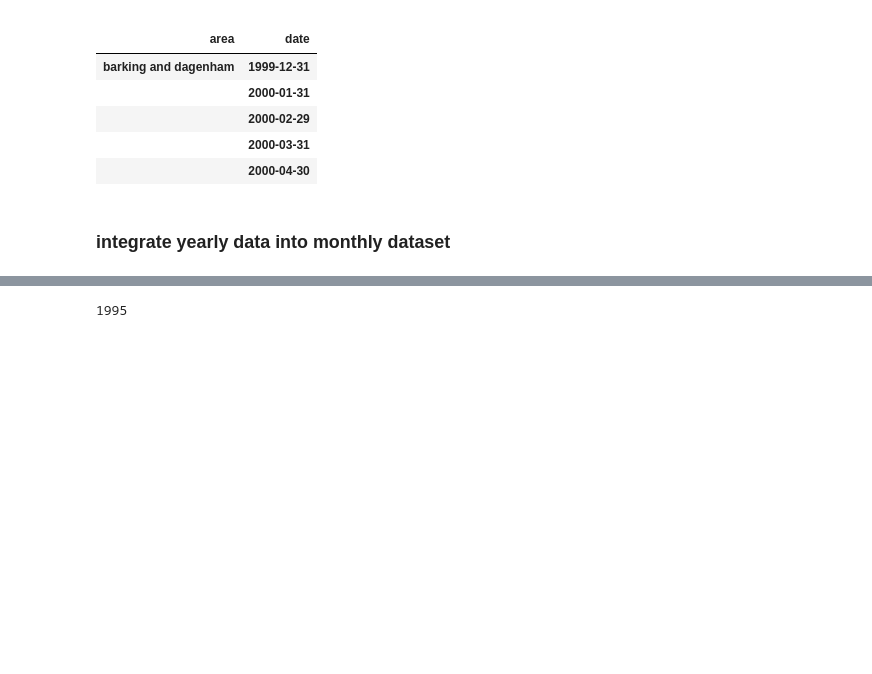
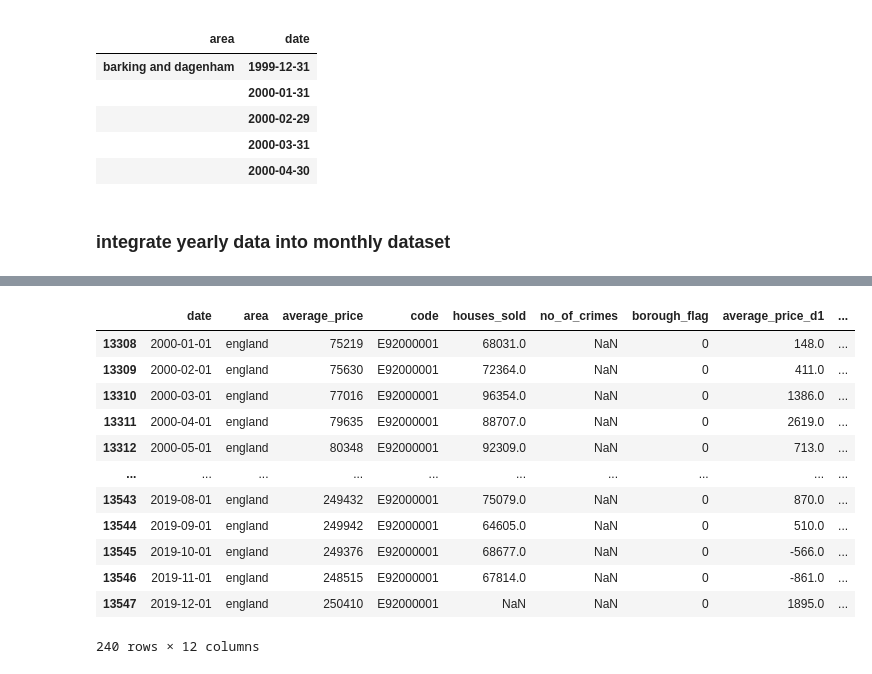
Before and after one commit to hlu109/math462_project, a Jupyter notebook: scripts/data_exploration.ipynb, the cells around one changed output, grey strips where cells are left out. Cells and saved outputs as stored; diff of their text form; code cells hidden in the pictures; blank space fills up the shorter version.

Commit message:
fix function to incorporate yearly data into monthly data

```diff
--- a/scripts/data_exploration.ipynb
+++ b/scripts/data_exploration.ipynb
@@ -232,6 +232,3 @@ test_df
 |  | 2000-04-30 |
 # %% [markdown]
 ### integrate yearly data into monthly dataset
-# %%
-yearly_resampled = clean_load_dataset(
-    '../dataset/housing_in_london_yearly_variables_resampled.csv')
@@ -255,12 +234,0 @@ yearly_resampled.loc[(yearly_resampled.area == a)
-# %%
-a = 'east'
-col = 'median_salary'
-min_year = 1999
-max_year = 2019
-
-# yearly_resampled.loc[yearly_resampled.area == a]
-monthly_data.loc[(monthly_data.area == a) & (monthly_data.year > min_year) &
-                 (monthly_data.year <= max_year), col]
-# yearly_resampled[(yearly_resampled.area == a)
-#                  & (yearly_resampled.year > min_year) &
-#                  (yearly_resampled.year <= max_year)]
@@ -299,14 +244,16 @@ def interpolate_yearly(monthly_data, yearly_resampled, col, interpolate=True):
     for a in yearly_resampled.area.unique():
         if a not in monthly_data.area.unique():
             continue
+
         # copy interpolated data between min and max year
-        # TODO: fix this line
         monthly_data.loc[
             (monthly_data.area == a) & (monthly_data.year > min_year) &
             (monthly_data.year <= max_year),
-            col] = yearly_resampled[(yearly_resampled.area == a)
-                                    & (yearly_resampled.year > min_year) &
-                                    (yearly_resampled.year <= max_year), col].values[0]
+            col] = yearly_resampled.loc[(yearly_resampled.area == a)
+                                        & (yearly_resampled.year > min_year) &
+                                        (yearly_resampled.year <= max_year),
+                                        col].values
+
         # copy constant-filled data before min year
         monthly_data.loc[(monthly_data.area == a)
                          & (monthly_data.year <= min_year),
@@ -314,6 +261,7 @@ def interpolate_yearly(monthly_data, yearly_resampled, col, interpolate=True):
                              (yearly_resampled.area == a)
                              & (yearly_resampled.year == min_year),
                              col].values[0]
+
         # copy constant-filled data after max year
         monthly_data.loc[(monthly_data.area == a)
                          & (monthly_data.year > max_year),
@@ -324,8 +272,7 @@ def interpolate_yearly(monthly_data, yearly_resampled, col, interpolate=True):
 
     return monthly_data
 # %%
-df = interpolate_yearly(monthly_data, yearly_resampled,
-                   'median_salary')
+df = interpolate_yearly(monthly_data, yearly_resampled, 'median_salary')
 # a = 'yorkshire and the humber'
 # a = 'barking and dagenham'
 # df.loc[(df.area == a) & (df.year > 1999)]
@@ -374,4 +295,22 @@ InvalidIndexError: (0        False
-# %%
-monthly_data.year.min()
-# %% [output]
-1995
+# %%
+a = 'england'
+col = 'median_salary'
+min_year = 1999
+max_year = 2019
+
+df[(df.area == a) & (df.year > min_year) & (df.year <= max_year)]
+# df[(df.area == a)]
+# %% [output]
+|  | date | area | average_price | code | houses_sold | no_of_crimes | borough_flag | average_price_d1 | ... |
+| 13308 | 2000-01-01 | england | 75219 | E92000001 | 68031.0 | NaN | 0 | 148.0 | ... |
+| 13309 | 2000-02-01 | england | 75630 | E92000001 | 72364.0 | NaN | 0 | 411.0 | ... |
+| 13310 | 2000-03-01 | england | 77016 | E92000001 | 96354.0 | NaN | 0 | 1386.0 | ... |
+| 13311 | 2000-04-01 | england | 79635 | E92000001 | 88707.0 | NaN | 0 | 2619.0 | ... |
+| 13312 | 2000-05-01 | england | 80348 | E92000001 | 92309.0 | NaN | 0 | 713.0 | ... |
+| ... | ... | ... | ... | ... | ... | ... | ... | ... | ... |
+| 13543 | 2019-08-01 | england | 249432 | E92000001 | 75079.0 | NaN | 0 | 870.0 | ... |
+| 13544 | 2019-09-01 | england | 249942 | E92000001 | 64605.0 | NaN | 0 | 510.0 | ... |
+| 13545 | 2019-10-01 | england | 249376 | E92000001 | 68677.0 | NaN | 0 | -566.0 | ... |
+| 13546 | 2019-11-01 | england | 248515 | E92000001 | 67814.0 | NaN | 0 | -861.0 | ... |
+| 13547 | 2019-12-01 | england | 250410 | E92000001 | NaN | NaN | 0 | 1895.0 | ... |
+240 rows × 12 columns
```
Also changed, not shown: parts of 7 cells of this notebook, 1 other file.
